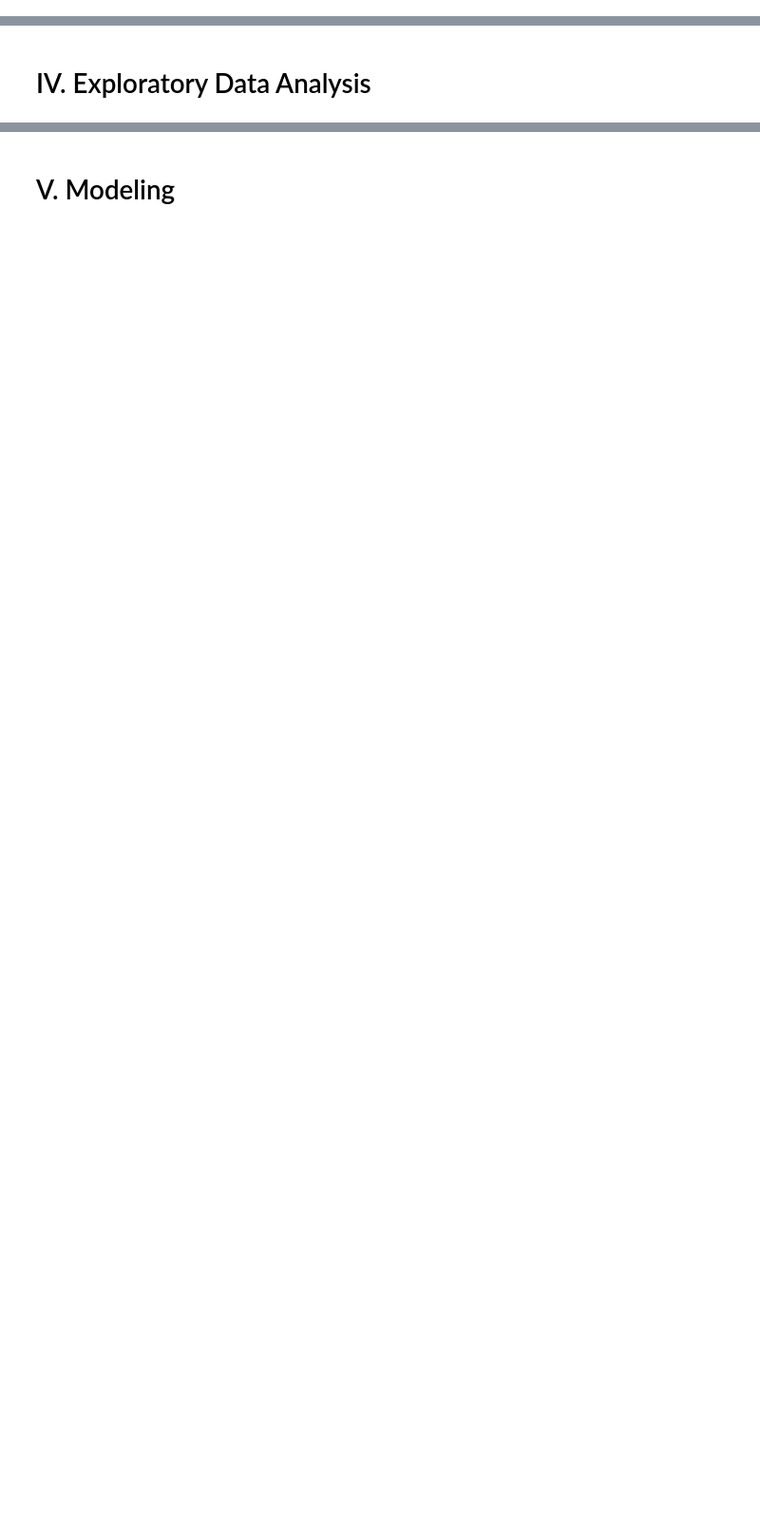
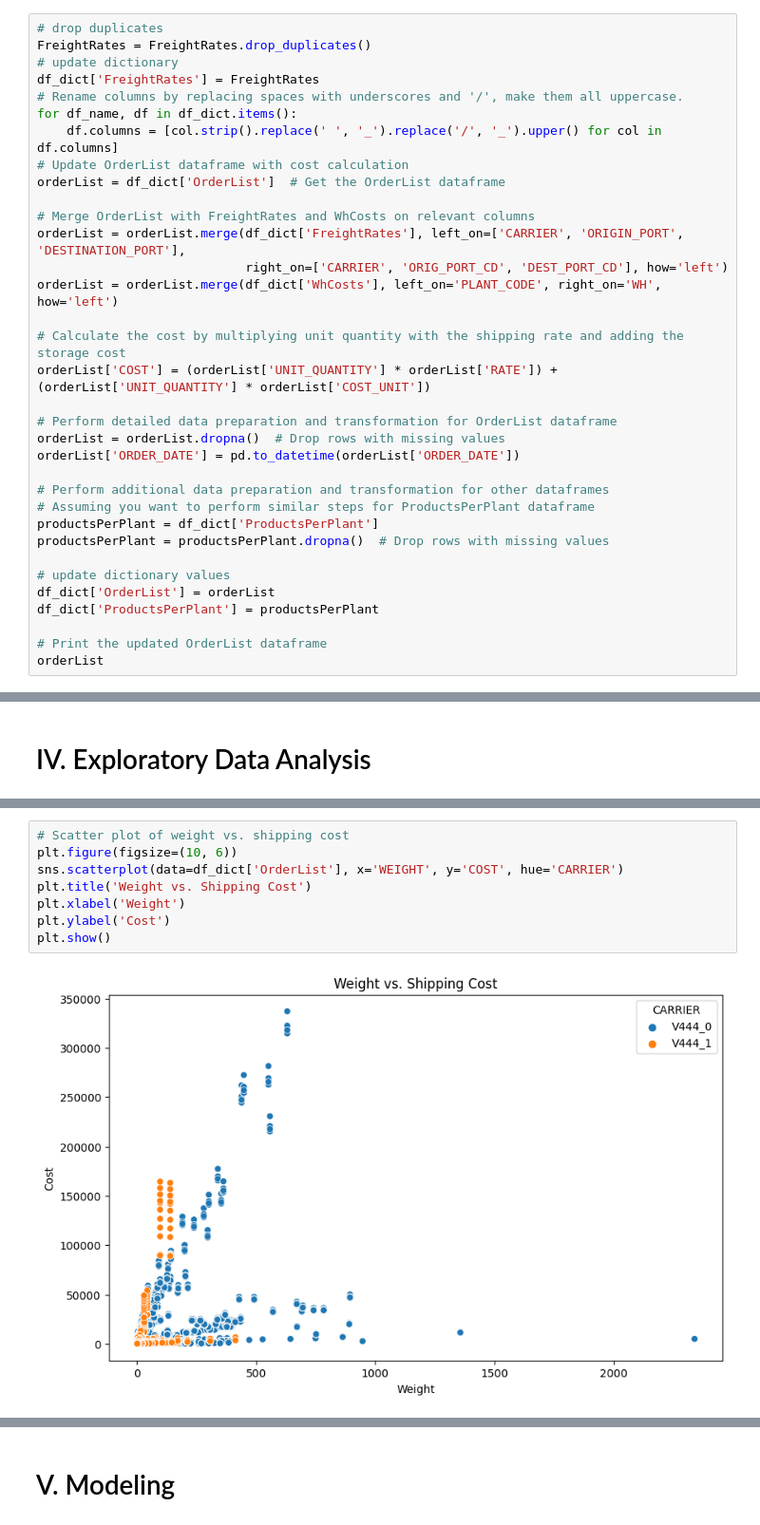
Before and after one commit to petrugeral/Supply_Optimization, a Jupyter notebook: workspace.ipynb, the cells around one changed output, grey strips where cells are left out. Shown: that part at 95% size. Cells and saved outputs as stored; diff of their text form; blank space fills up the shorter version.

Commit message:
first steps_2

```diff
--- a/workspace.ipynb
+++ b/workspace.ipynb
@@ -41,0 +61,34 @@ df_dict['OrderList']
+# %%
+# drop duplicates
+FreightRates = FreightRates.drop_duplicates()
+# update dictionary
+df_dict['FreightRates'] = FreightRates
+# Rename columns by replacing spaces with underscores and '/', make them all uppercase.
+for df_name, df in df_dict.items():
+    df.columns = [col.strip().replace(' ', '_').replace('/', '_').upper() for col in df.columns]
+# Update OrderList dataframe with cost calculation
+orderList = df_dict['OrderList']  # Get the OrderList dataframe
+
+# Merge OrderList with FreightRates and WhCosts on relevant columns
+orderList = orderList.merge(df_dict['FreightRates'], left_on=['CARRIER', 'ORIGIN_PORT', 'DESTINATION_PORT'],
+                            right_on=['CARRIER', 'ORIG_PORT_CD', 'DEST_PORT_CD'], how='left')
+orderList = orderList.merge(df_dict['WhCosts'], left_on='PLANT_CODE', right_on='WH', how='left')
+
+# Calculate the cost by multiplying unit quantity with the shipping rate and adding the storage cost
+orderList['COST'] = (orderList['UNIT_QUANTITY'] * orderList['RATE']) + (orderList['UNIT_QUANTITY'] * orderList['COST_UNIT'])
+
+# Perform detailed data preparation and transformation for OrderList dataframe
+orderList = orderList.dropna()  # Drop rows with missing values
+orderList['ORDER_DATE'] = pd.to_datetime(orderList['ORDER_DATE'])
+
+# Perform additional data preparation and transformation for other dataframes
+# Assuming you want to perform similar steps for ProductsPerPlant dataframe
+productsPerPlant = df_dict['ProductsPerPlant']
+productsPerPlant = productsPerPlant.dropna()  # Drop rows with missing values
+
+# update dictionary values
+df_dict['OrderList'] = orderList
+df_dict['ProductsPerPlant'] = productsPerPlant
+
+# Print the updated OrderList dataframe
+orderList
@@ -43,0 +225,10 @@ df_dict['OrderList']
+# %%
+# Scatter plot of weight vs. shipping cost
+plt.figure(figsize=(10, 6))
+sns.scatterplot(data=df_dict['OrderList'], x='WEIGHT', y='COST', hue='CARRIER')
+plt.title('Weight vs. Shipping Cost')
+plt.xlabel('Weight')
+plt.ylabel('Cost')
+plt.show()
+# %% [output]
+[figure, added]
```
Also changed, not shown: parts of 22 cells of this notebook.
